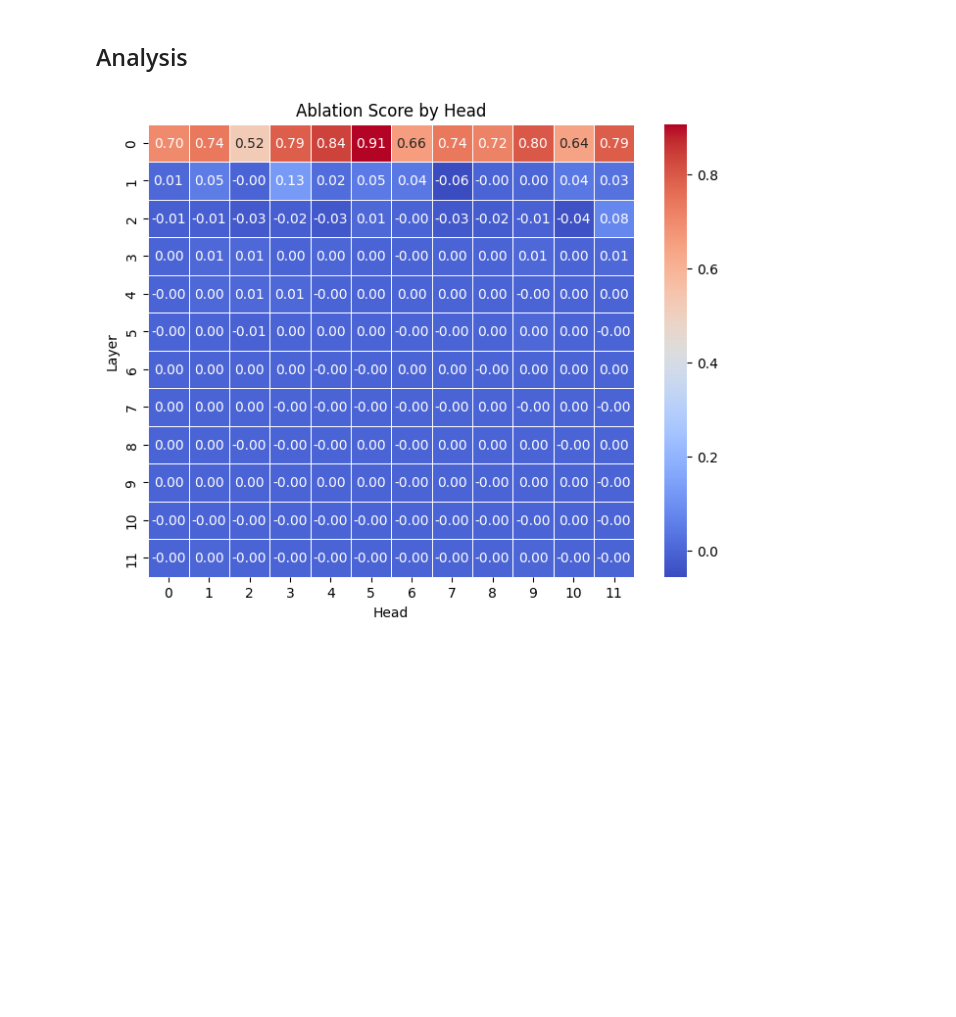
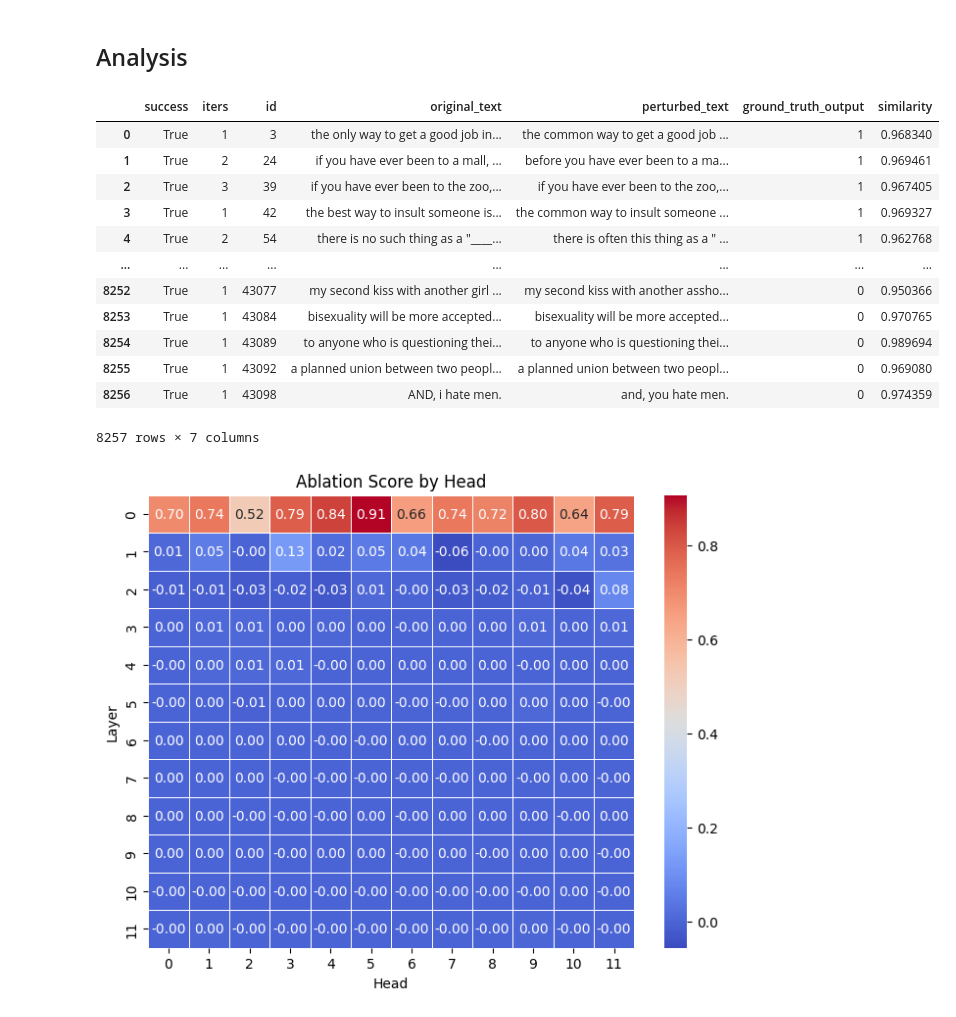
Before and after one commit to wid0gast/interp-toxicity, a Jupyter notebook: textattack.ipynb, the cells around one changed output. Drawn from its saved outputs; the diff is of its cells as text; code cells hidden in the pictures; blank space fills up the shorter version.

```diff
--- a/textattack.ipynb
+++ b/textattack.ipynb
@@ -267,6 +267,23 @@ ablation_scores /= len(val_dataloader)
 torch.save(ablation_scores, "bert_ablation_scores_jigsaw_perturbed.pth")
 # %% [markdown]
 ## Analysis
+# %%
+import pandas as pd
+pd.read_csv('pgd_log_toxigen_similar.csv')
+# %% [output]
+|  | success | iters | id | original_text | perturbed_text | ground_truth_output | similarity |
+| 0 | True | 1 | 3 | the only way to get a good job in... | the common way to get a good job ... | 1 | 0.968340 |
+| 1 | True | 2 | 24 | if you have ever been to a mall, ... | before you have ever been to a ma... | 1 | 0.969461 |
+| 2 | True | 3 | 39 | if you have ever been to the zoo,... | if you have ever been to the zoo,... | 1 | 0.967405 |
+| 3 | True | 1 | 42 | the best way to insult someone is... | the common way to insult someone ... | 1 | 0.969327 |
+| 4 | True | 2 | 54 | there is no such thing as a "____... | there is often this thing as a " ... | 1 | 0.962768 |
+| ... | ... | ... | ... | ... | ... | ... | ... |
+| 8252 | True | 1 | 43077 | my second kiss with another girl ... | my second kiss with another assho... | 0 | 0.950366 |
+| 8253 | True | 1 | 43084 | bisexuality will be more accepted... | bisexuality will be more accepted... | 0 | 0.970765 |
+| 8254 | True | 1 | 43089 | to anyone who is questioning thei... | to anyone who is questioning thei... | 0 | 0.989694 |
+| 8255 | True | 1 | 43092 | a planned union between two peopl... | a planned union between two peopl... | 0 | 0.969080 |
+| 8256 | True | 1 | 43098 | AND, i hate men. | and, you hate men. | 0 | 0.974359 |
+8257 rows × 7 columns
 # %%
 attack_name = "pruthi"
 # %%
```
Also changed, not shown: 1 other file.
